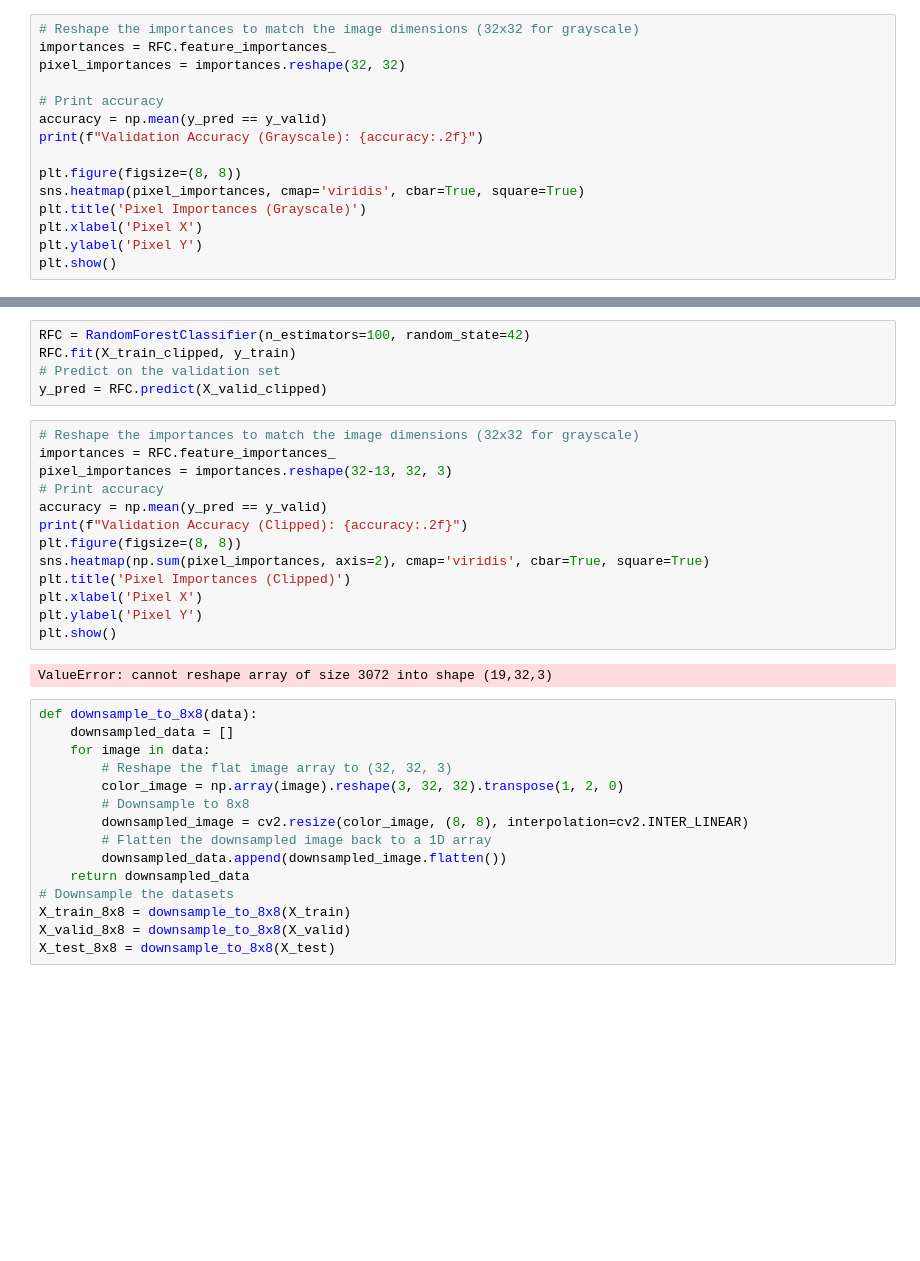
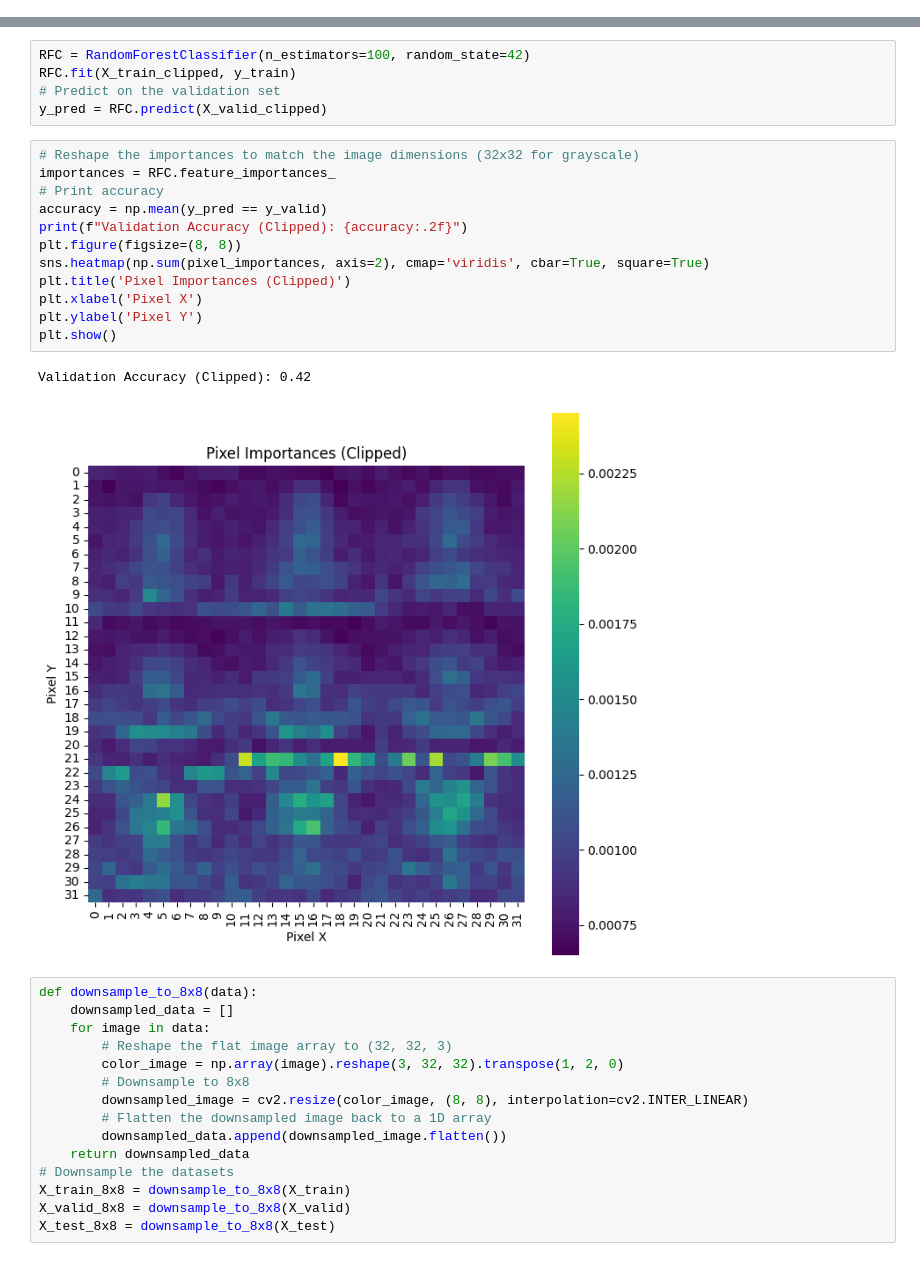
Before and after one commit to bradenkirkpatrick/NN-final, a Jupyter notebook: main.ipynb, the cells around one changed output, grey strips where cells are left out. Saved outputs shown, nothing was run; the diff lists cells and outputs as text; blank space fills up the shorter version.

```diff
--- a/main.ipynb
+++ b/main.ipynb
@@ -178,15 +166,0 @@ y_pred = RFC.predict(X_valid_gray)
-# %%
-# Reshape the importances to match the image dimensions (32x32 for grayscale)
-importances = RFC.feature_importances_
-pixel_importances = importances.reshape(32, 32)
-
-# Print accuracy
-accuracy = np.mean(y_pred == y_valid)
-print(f"Validation Accuracy (Grayscale): {accuracy:.2f}")
-
-plt.figure(figsize=(8, 8))
-sns.heatmap(pixel_importances, cmap='viridis', cbar=True, square=True)
-plt.title('Pixel Importances (Grayscale)')
-plt.xlabel('Pixel X')
-plt.ylabel('Pixel Y')
-plt.show()
@@ -216,18 +188,18 @@ y_pred = RFC.predict(X_valid_clipped)
 # %%
 # Reshape the importances to match the image dimensions (32x32 for grayscale)
 importances = RFC.feature_importances_
-pixel_importances = importances.reshape(32-13, 32, 3)
 # Print accuracy
 accuracy = np.mean(y_pred == y_valid)
 print(f"Validation Accuracy (Clipped): {accuracy:.2f}")
 plt.figure(figsize=(8, 8))
 sns.heatmap(np.sum(pixel_importances, axis=2), cmap='viridis', cbar=True, square=True)
 plt.title('Pixel Importances (Clipped)')
 plt.xlabel('Pixel X')
 plt.ylabel('Pixel Y')
 plt.show()
 # %% [output]
-ValueError: cannot reshape array of size 3072 into shape (19,32,3)
+Validation Accuracy (Clipped): 0.42
+[figure, added]
 # %%
 def downsample_to_8x8(data):
     downsampled_data = []
```
Also changed, not shown: parts of 59 cells of this notebook, 1 other file.
